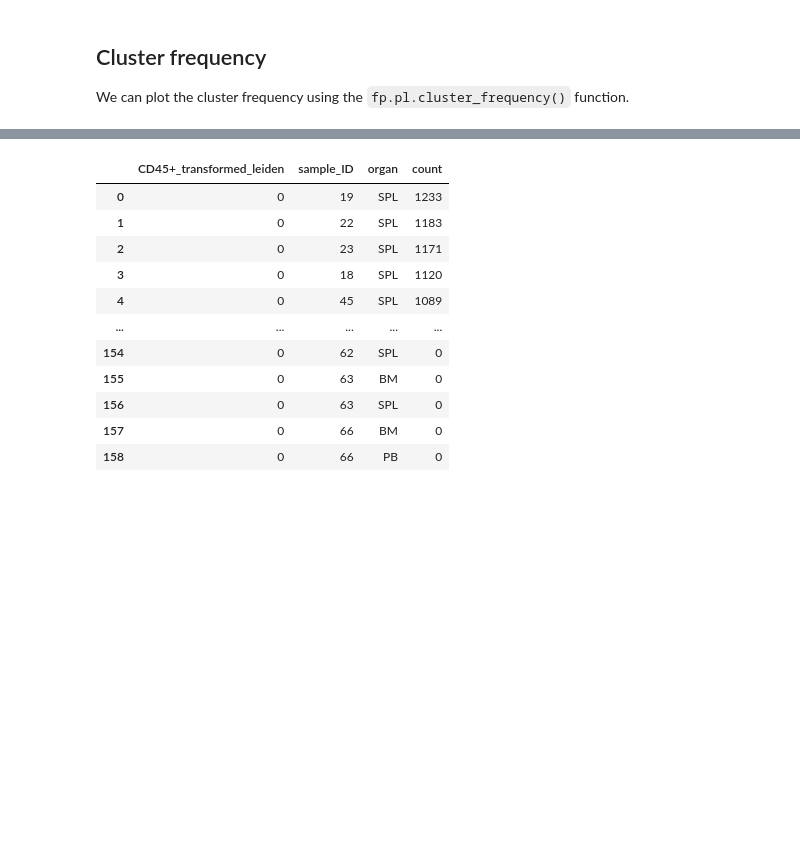
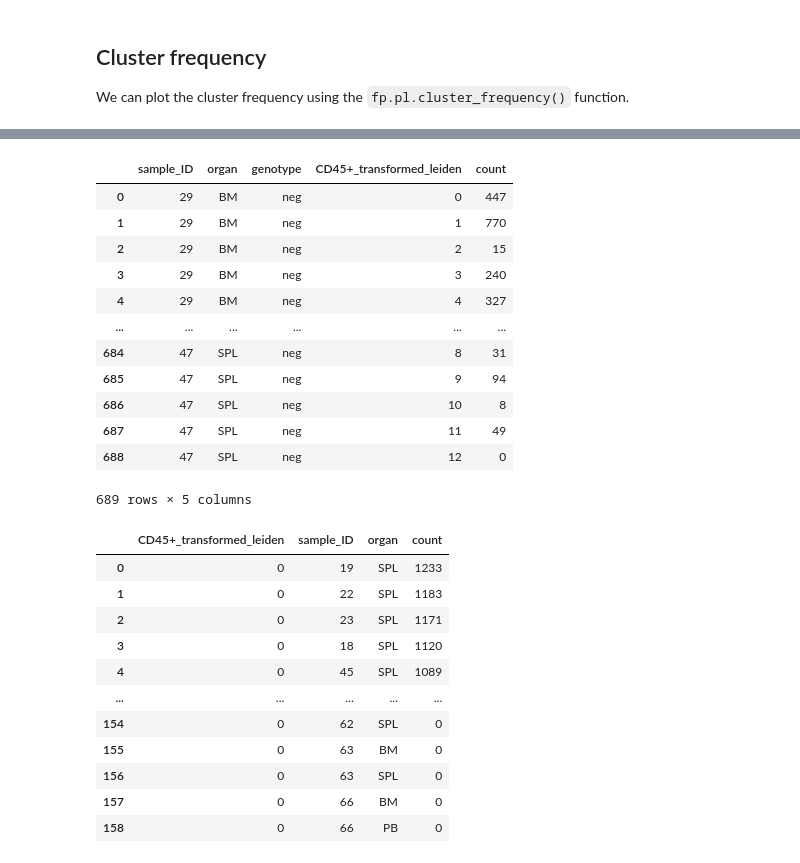
Before and after one commit to rgb-lab/FACSPy, a Jupyter notebook: vignettes/mouse_lineages/05_dataset_analysis_single_cell.ipynb, the cells around one changed output, grey strips where cells are left out. Cells and saved outputs as stored; diff of their text form; code cells hidden in the pictures; blank space fills up the shorter version.

```diff
--- a/vignettes/mouse_lineages/05_dataset_analysis_single_cell.ipynb
+++ b/vignettes/mouse_lineages/05_dataset_analysis_single_cell.ipynb
@@ -148,4 +148,4 @@ fp.pl.cluster_abundance(dataset,
 
 We can plot the cluster frequency using the `fp.pl.cluster_frequency()` function.
 # %%
-dataset.obs.groupby(["CD45+_transformed_leiden", "sample_ID", "organ"]).value_counts(["organ"])
+df = dataset.obs.groupby(["CD45+_transformed_leiden"]).value_counts(["sample_ID","organ", "genotype"]).reset_index()
@@ -153,0 +152,4 @@ ValueError: Keys {'organ'} in subset cannot be in the groupby column keys.
+# %%
+combinations = list(dataset.obs[["sample_ID", "organ", "genotype"]].drop_duplicates().to_numpy())
+# %%
+df = df.set_index(["sample_ID", "organ", "genotype"])
@@ -154,3 +193,19 @@ ValueError: Keys {'organ'} in subset cannot be in the groupby column keys.
+# %%
+df.loc[combinations].reset_index()
+# %% [output]
+|  | sample_ID | organ | genotype | CD45+_transformed_leiden | count |
+| 0 | 29 | BM | neg | 0 | 447 |
+| 1 | 29 | BM | neg | 1 | 770 |
+| 2 | 29 | BM | neg | 2 | 15 |
+| 3 | 29 | BM | neg | 3 | 240 |
+| 4 | 29 | BM | neg | 4 | 327 |
+| ... | ... | ... | ... | ... | ... |
+| 684 | 47 | SPL | neg | 8 | 31 |
+| 685 | 47 | SPL | neg | 9 | 94 |
+| 686 | 47 | SPL | neg | 10 | 8 |
+| 687 | 47 | SPL | neg | 11 | 49 |
+| 688 | 47 | SPL | neg | 12 | 0 |
+689 rows × 5 columns
 # %%
 df = dataset.obs.groupby("CD45+_transformed_leiden", observed = False).value_counts(["sample_ID", "organ"]).reset_index()
 # %%
```
Also changed, not shown: parts of 3 cells of this notebook.
